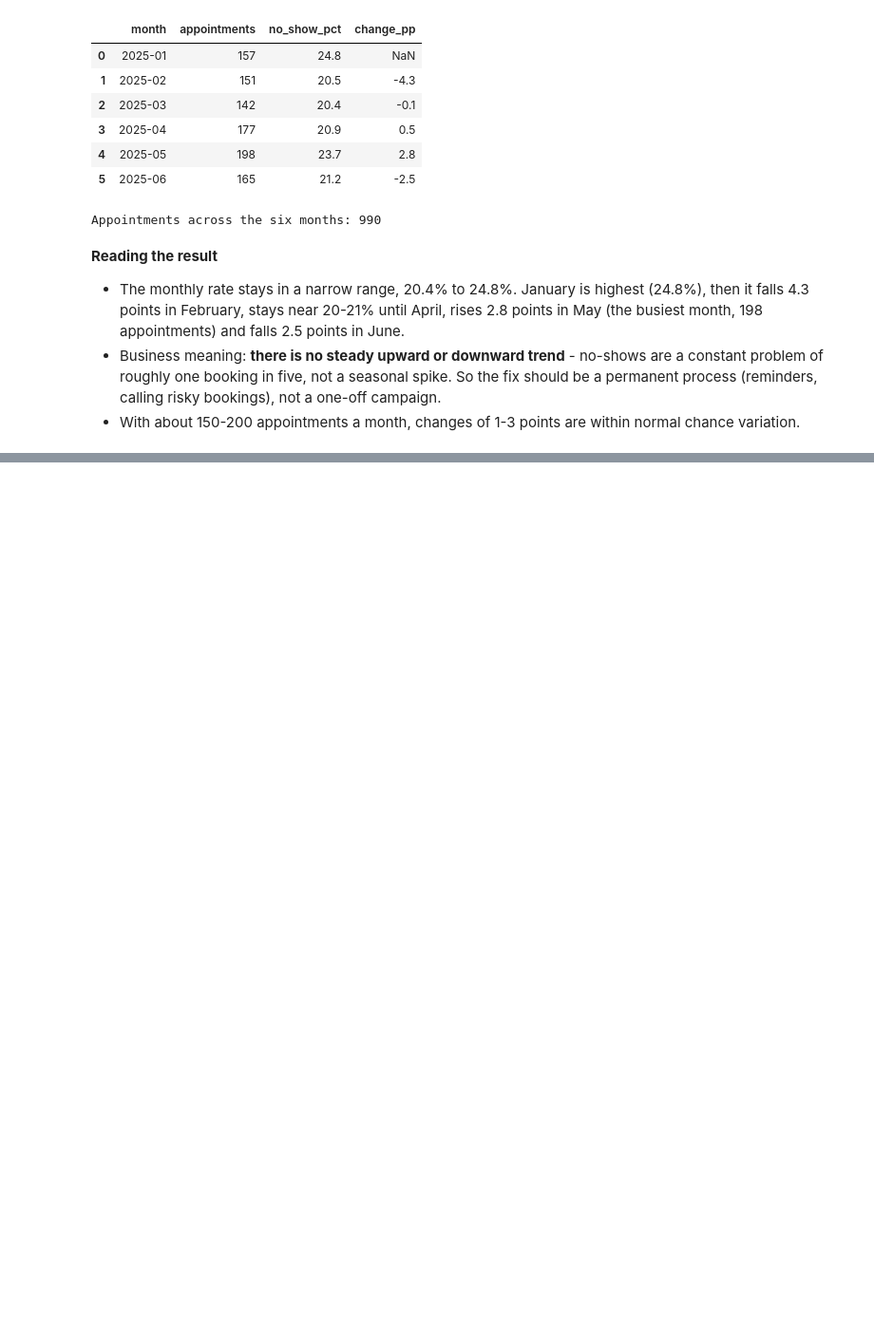
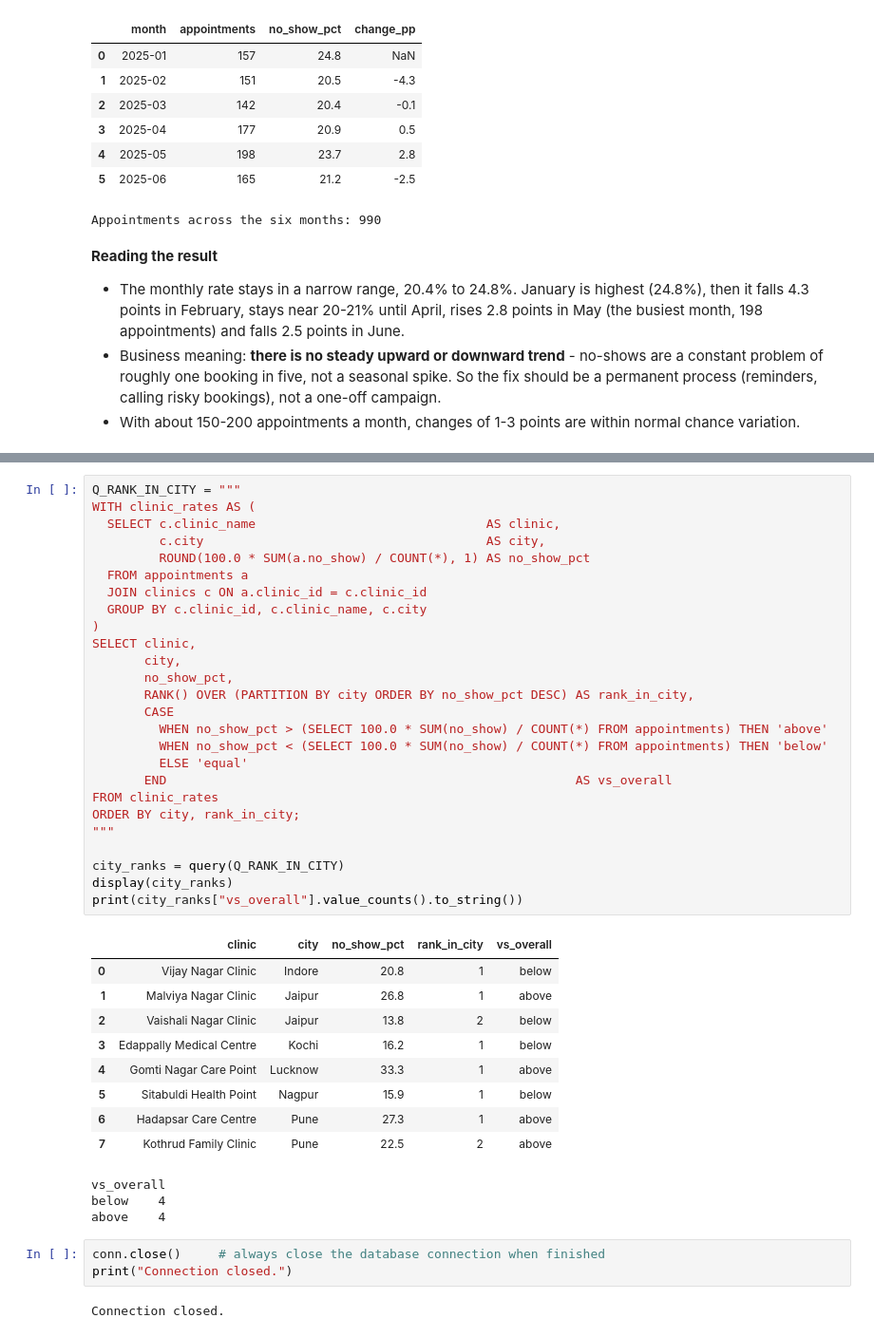
Before and after one commit to Advay4706/MASAI-CAPSTONE-PROJ, a Jupyter notebook: notebooks/02_sql_analysis.ipynb, the cells around one changed output, grey strips where cells are left out. Shown at 95% size. Saved outputs shown, nothing was run; the diff lists cells and outputs as text; blank space fills up the shorter version.

Commit message:
Step 2.5: rank clinics within city with RANK and compare to overall rate

```diff
--- a/notebooks/02_sql_analysis.ipynb
+++ b/notebooks/02_sql_analysis.ipynb
@@ -451,0 +479,44 @@ Appointments across the six months: 990
+# %%
+Q_RANK_IN_CITY = """
+WITH clinic_rates AS (
+  SELECT c.clinic_name                               AS clinic,
+         c.city                                      AS city,
+         ROUND(100.0 * SUM(a.no_show) / COUNT(*), 1) AS no_show_pct
+  FROM appointments a
+  JOIN clinics c ON a.clinic_id = c.clinic_id
+  GROUP BY c.clinic_id, c.clinic_name, c.city
+)
+SELECT clinic,
+       city,
+       no_show_pct,
+       RANK() OVER (PARTITION BY city ORDER BY no_show_pct DESC) AS rank_in_city,
+       CASE
+         WHEN no_show_pct > (SELECT 100.0 * SUM(no_show) / COUNT(*) FROM appointments) THEN 'above'
+         WHEN no_show_pct < (SELECT 100.0 * SUM(no_show) / COUNT(*) FROM appointments) THEN 'below'
+         ELSE 'equal'
+       END                                                       AS vs_overall
+FROM clinic_rates
+ORDER BY city, rank_in_city;
+"""
+
+city_ranks = query(Q_RANK_IN_CITY)
+display(city_ranks)
+print(city_ranks["vs_overall"].value_counts().to_string())
+# %% [output]
+|  | clinic | city | no_show_pct | rank_in_city | vs_overall |
+| 0 | Vijay Nagar Clinic | Indore | 20.8 | 1 | below |
+| 1 | Malviya Nagar Clinic | Jaipur | 26.8 | 1 | above |
+| 2 | Vaishali Nagar Clinic | Jaipur | 13.8 | 2 | below |
+| 3 | Edappally Medical Centre | Kochi | 16.2 | 1 | below |
+| 4 | Gomti Nagar Care Point | Lucknow | 33.3 | 1 | above |
+| 5 | Sitabuldi Health Point | Nagpur | 15.9 | 1 | below |
+| 6 | Hadapsar Care Centre | Pune | 27.3 | 1 | above |
+| 7 | Kothrud Family Clinic | Pune | 22.5 | 2 | above |
+vs_overall
+below    4
+above    4
+# %%
+conn.close()     # always close the database connection when finished
+print("Connection closed.")
+# %% [output]
+Connection closed.
```
Also changed, not shown: parts of 3 cells of this notebook, 1 other file.
